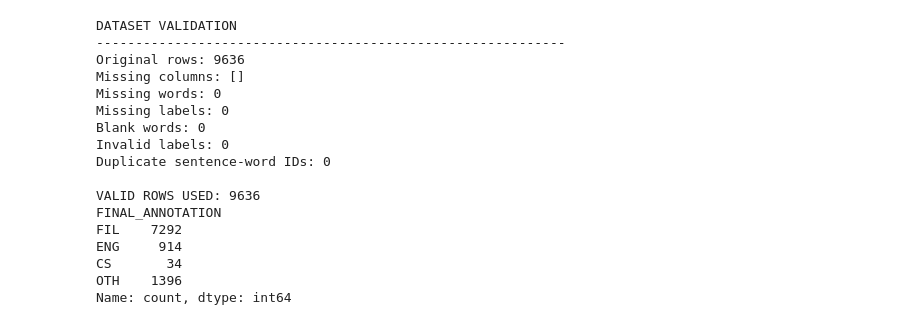
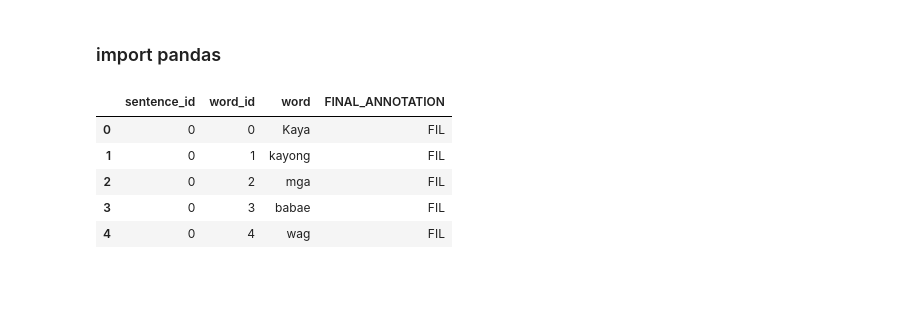
Before and after one commit to Bamba18/CSINTSY-MC02-PINOYBOT-Machine-Learning-, a Jupyter notebook: feature.ipynb, the cells around one changed output. Drawn from its saved outputs; the diff is of its cells as text; code cells hidden in the pictures; blank space fills up the shorter version.

```diff
--- a/feature.ipynb
+++ b/feature.ipynb
@@ -40,58 +1,2 @@ cloudpickle: 3.1.2
-# %%
-# 2. LOAD AND VALIDATE DATASET
-
-# Validation muna bago mag feature extraction para sure
-
-raw_df = pd.read_csv('dataset_new.csv')
-required_columns = ['sentence_id', 'word_id', 'word', 'FINAL_ANNOTATION']
-
-print('DATASET VALIDATION')
-print('-' * 60)
-print('Original rows:', len(raw_df))
-print('Missing columns:', [col for col in required_columns if col not in raw_df.columns])
-
-if not all(col in raw_df.columns for col in required_columns):
-    raise ValueError('Dataset is missing required columns.')
-
-df = raw_df[required_columns].copy()
-
-missing_words = df['word'].isna().sum()
-missing_labels = df['FINAL_ANNOTATION'].isna().sum()
-blank_words = df['word'].fillna('').astype(str).str.strip().eq('').sum()
-invalid_labels = (~df['FINAL_ANNOTATION'].isin(LABELS) & df['FINAL_ANNOTATION'].notna()).sum()
-duplicate_ids = df.duplicated(subset=['sentence_id', 'word_id']).sum()
-
-print('Missing words:', missing_words)
-print('Missing labels:', missing_labels)
-print('Blank words:', blank_words)
-print('Invalid labels:', invalid_labels)
-print('Duplicate sentence-word IDs:', duplicate_ids)
-
-# Keep only valid rows for training
-df = df.dropna(subset=['sentence_id', 'word_id', 'word', 'FINAL_ANNOTATION'])
-df = df[df['word'].astype(str).str.strip().ne('')]
-df = df[df['FINAL_ANNOTATION'].isin(LABELS)].copy()
-
-df['word'] = df['word'].astype(str)
-df = df.sort_values(['sentence_id', 'word_id']).reset_index(drop=True)
-
-print('\nVALID ROWS USED:', len(df))
-print(df['FINAL_ANNOTATION'].value_counts().reindex(LABELS, fill_value=0))
-# %% [output]
-DATASET VALIDATION
-------------------------------------------------------------
-Original rows: 9636
-Missing columns: []
-Missing words: 0
-Missing labels: 0
-Blank words: 0
-Invalid labels: 0
-Duplicate sentence-word IDs: 0
-
-VALID ROWS USED: 9636
-FINAL_ANNOTATION
-FIL    7292
-ENG     914
-CS       34
-OTH    1396
-Name: count, dtype: int64
+# %% [markdown]
+### import pandas
@@ -97,0 +12,14 @@ Name: count, dtype: int64
+# %%
+df = pd.read_csv("dataset_new.csv")
+
+# Keep only the columns needed for training
+df = df[["sentence_id", "word_id", "word", "FINAL_ANNOTATION"]]
+
+df.head()
+# %% [output]
+|  | sentence_id | word_id | word | FINAL_ANNOTATION |
+| 0 | 0 | 0 | Kaya | FIL |
+| 1 | 0 | 1 | kayong | FIL |
+| 2 | 0 | 2 | mga | FIL |
+| 3 | 0 | 3 | babae | FIL |
+| 4 | 0 | 4 | wag | FIL |
```
Also changed, not shown: parts of 18 cells of this notebook, 1 other file.
